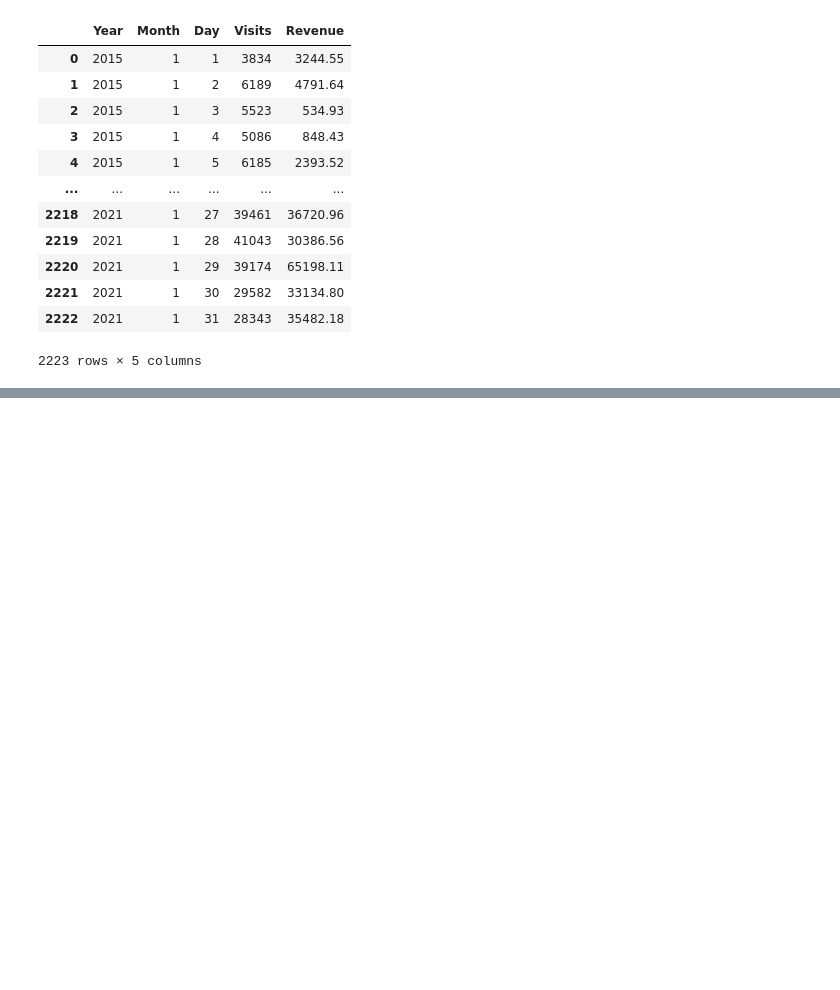
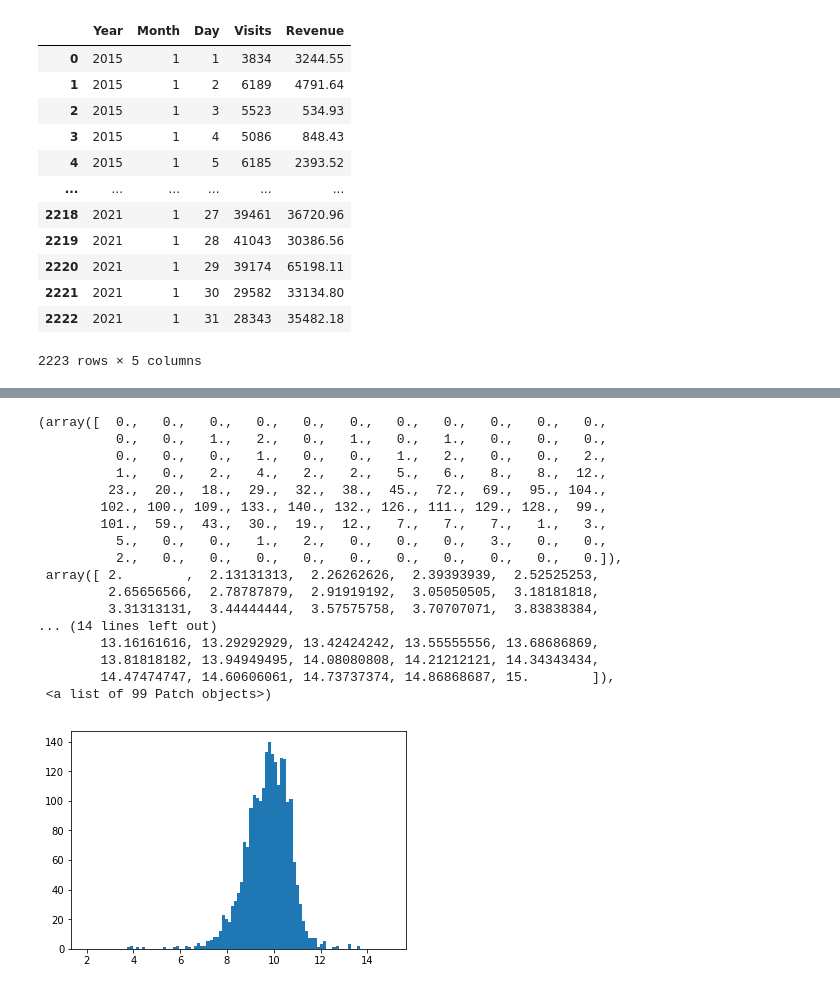
Before and after one commit to Jorge-Montenegro/TFM, a Jupyter notebook: TFM.ipynb, the cells around one changed output, grey strips where cells are left out. Cells and saved outputs as stored; diff of their text form; code cells hidden in the pictures; blank space fills up the shorter version.

```diff
--- a/TFM.ipynb
+++ b/TFM.ipynb
@@ -78,0 +152,2 @@ Name: Revenue, Length: 2223, dtype: float64
+# %%
+aux = pd.DataFrame(np.log(data[data['Revenue'] != 0]))
@@ -78,0 +163,21 @@ Name: Revenue, Length: 2223, dtype: float64
+# %%
+plt.hist(aux['Revenue'], bins=np.linspace(start=2,stop=15,num=100))
+# %% [output]
+(array([  0.,   0.,   0.,   0.,   0.,   0.,   0.,   0.,   0.,   0.,   0.,
+          0.,   0.,   1.,   2.,   0.,   1.,   0.,   1.,   0.,   0.,   0.,
+          0.,   0.,   0.,   1.,   0.,   0.,   1.,   2.,   0.,   0.,   2.,
+          1.,   0.,   2.,   4.,   2.,   2.,   5.,   6.,   8.,   8.,  12.,
+         23.,  20.,  18.,  29.,  32.,  38.,  45.,  72.,  69.,  95., 104.,
+        102., 100., 109., 133., 140., 132., 126., 111., 129., 128.,  99.,
+        101.,  59.,  43.,  30.,  19.,  12.,   7.,   7.,   7.,   1.,   3.,
+          5.,   0.,   0.,   1.,   2.,   0.,   0.,   0.,   3.,   0.,   0.,
+          2.,   0.,   0.,   0.,   0.,   0.,   0.,   0.,   0.,   0.,   0.]),
+ array([ 2.        ,  2.13131313,  2.26262626,  2.39393939,  2.52525253,
+         2.65656566,  2.78787879,  2.91919192,  3.05050505,  3.18181818,
+         3.31313131,  3.44444444,  3.57575758,  3.70707071,  3.83838384,
+... (14 lines left out)
+        13.16161616, 13.29292929, 13.42424242, 13.55555556, 13.68686869,
+        13.81818182, 13.94949495, 14.08080808, 14.21212121, 14.34343434,
+        14.47474747, 14.60606061, 14.73737374, 14.86868687, 15.        ]),
+ <a list of 99 Patch objects>)
+[figure, added]
```
Also changed, not shown: parts of 32 cells of this notebook.
